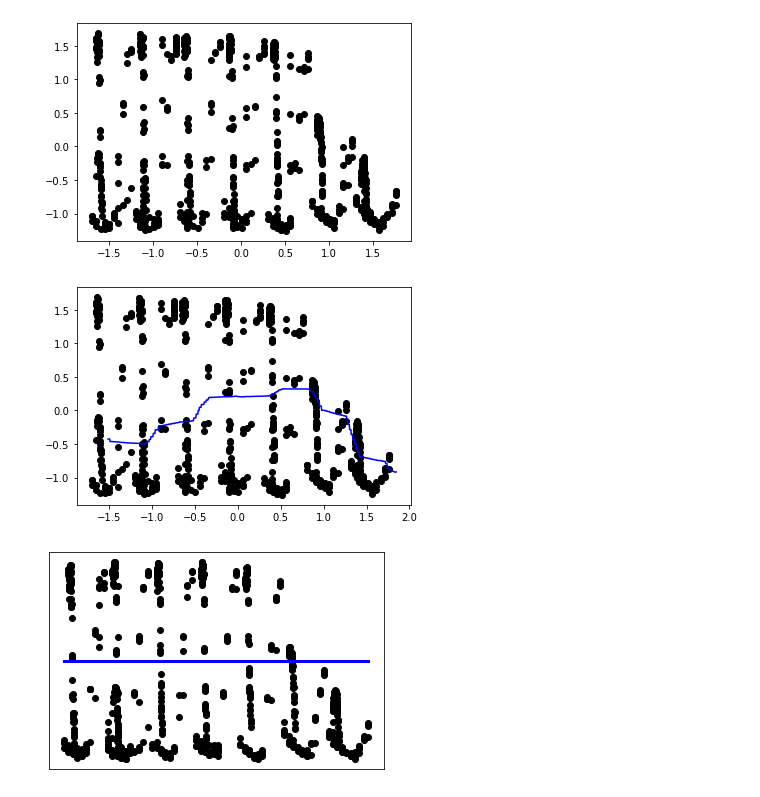
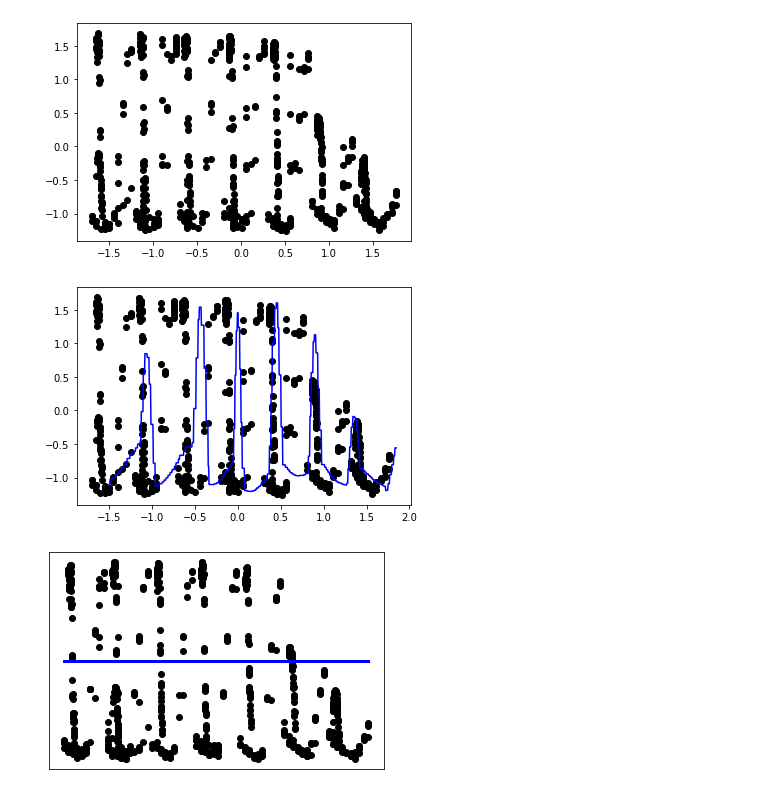
Before and after one commit to EthanWong2212/EE4211_Proj, a Jupyter notebook: part2.ipynb, the cells around one changed output. Saved outputs shown, nothing was run; the diff lists cells and outputs as text; code cells hidden in the pictures.

Commit message:
Increase gamma for svc rbf

```diff
--- a/part2.ipynb
+++ b/part2.ipynb
@@ -229,28 +229,28 @@ plt.show()
 # %%
 
 from sklearn.svm import SVR
 # most important SVR parameter is Kernel type. It can be #linear,polynomial or gaussian SVR. We have a non-linear condition #so we can select polynomial or gaussian but here we select RBF(a #gaussian type) kernel.
-regressor = SVR(kernel='rbf')
+regressor = SVR(kernel='rbf',gamma = 15)
 regressor.fit(X,y)
 # regressor.fit(train_x.reshape(-1, 1),train_y)
 #5 Predicting a new result
 
 sc_test_x = StandardScaler()
 tX = sc_test_x.fit_transform(np.asarray(test_x).reshape(-1, 1))
 predicted = regressor.predict(tX)
 
 x_grid = np.arange(min(tX),max(tX),4/857)
 x_grid = x_grid.reshape(len(x_grid),1)
 plt.plot(x_grid, predicted, color="blue")
 # plt.plot(x_grid, predicted, color="blue", linewidth=3)
 plt.scatter(X, y, color="black")
 
 # plt.xticks(())
 # plt.yticks(())
 
 plt.show()
 # %% [output]
-[figure, old version]
+[figure, new version]
 # %%
 regressor = SVR(kernel='linear',degree=100)
 regressor.fit(train_x.reshape(-1, 1),train_y)
```
